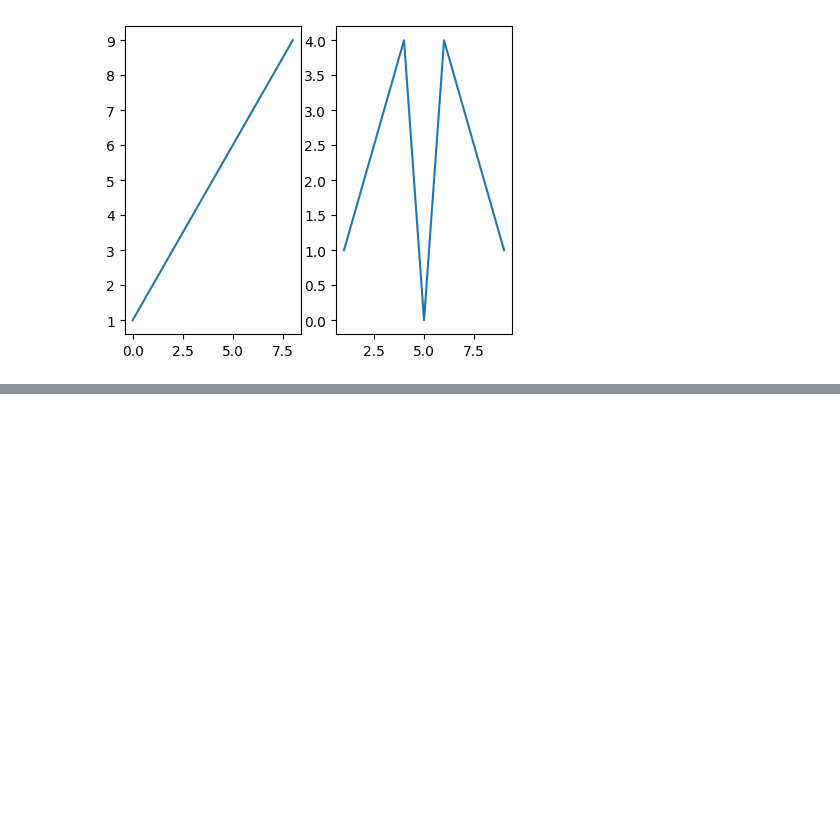
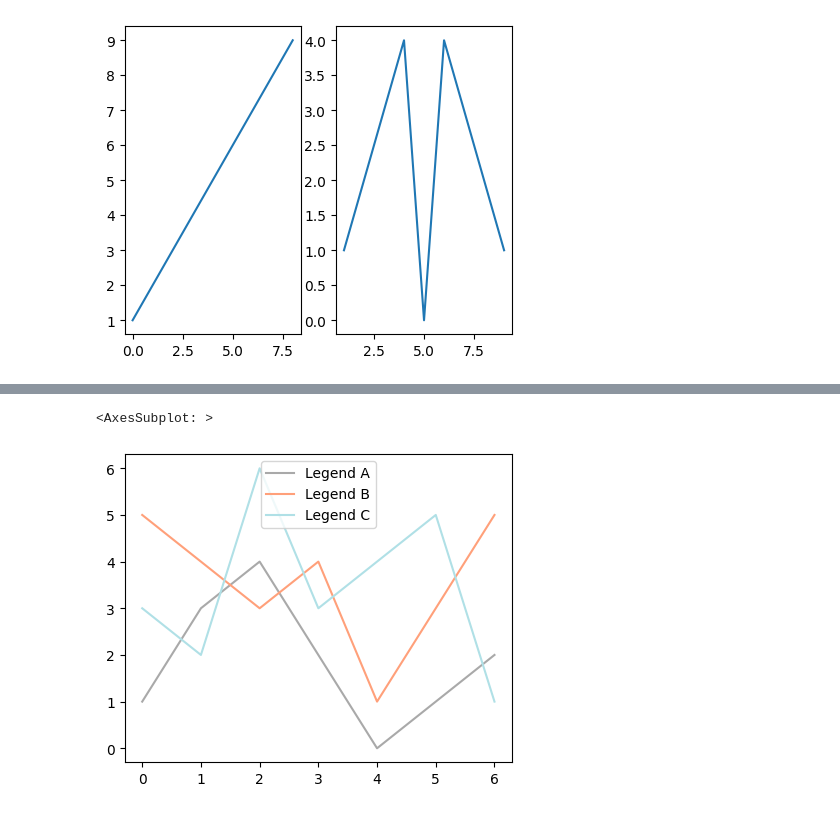
Before and after one commit to datamesse/python-studies, a Jupyter notebook: LinkedIn Learning exercises/Python for Data Science Essential Training Part 1.ipynb, the cells around one changed output, grey strips where cells are left out. Saved outputs shown, nothing was run; the diff lists cells and outputs as text; code cells hidden in the pictures; blank space fills up the shorter version.

```diff
--- a/LinkedIn Learning exercises/Python for Data Science Essential Training Part 1.ipynb
+++ b/LinkedIn Learning exercises/Python for Data Science Essential Training Part 1.ipynb
@@ -777,0 +816,12 @@ ax2.plot(x,y)
+# %%
+# colour coding based on names
+DF_obj = DataFrame({'Legend A':[1,3,4,2,0,1,2],
+                    'Legend B':[5,4,3,4,1,3,5],
+                    'Legend C':[3,2,6,3,4,5,1]})
+
+color_theme = ['darkgray', 'lightsalmon', 'powderblue']
+
+DF_obj.plot(color=color_theme)
+# %% [output]
+<AxesSubplot: >
+[figure, added]
```
Also changed, not shown: parts of 10 cells of this notebook.
